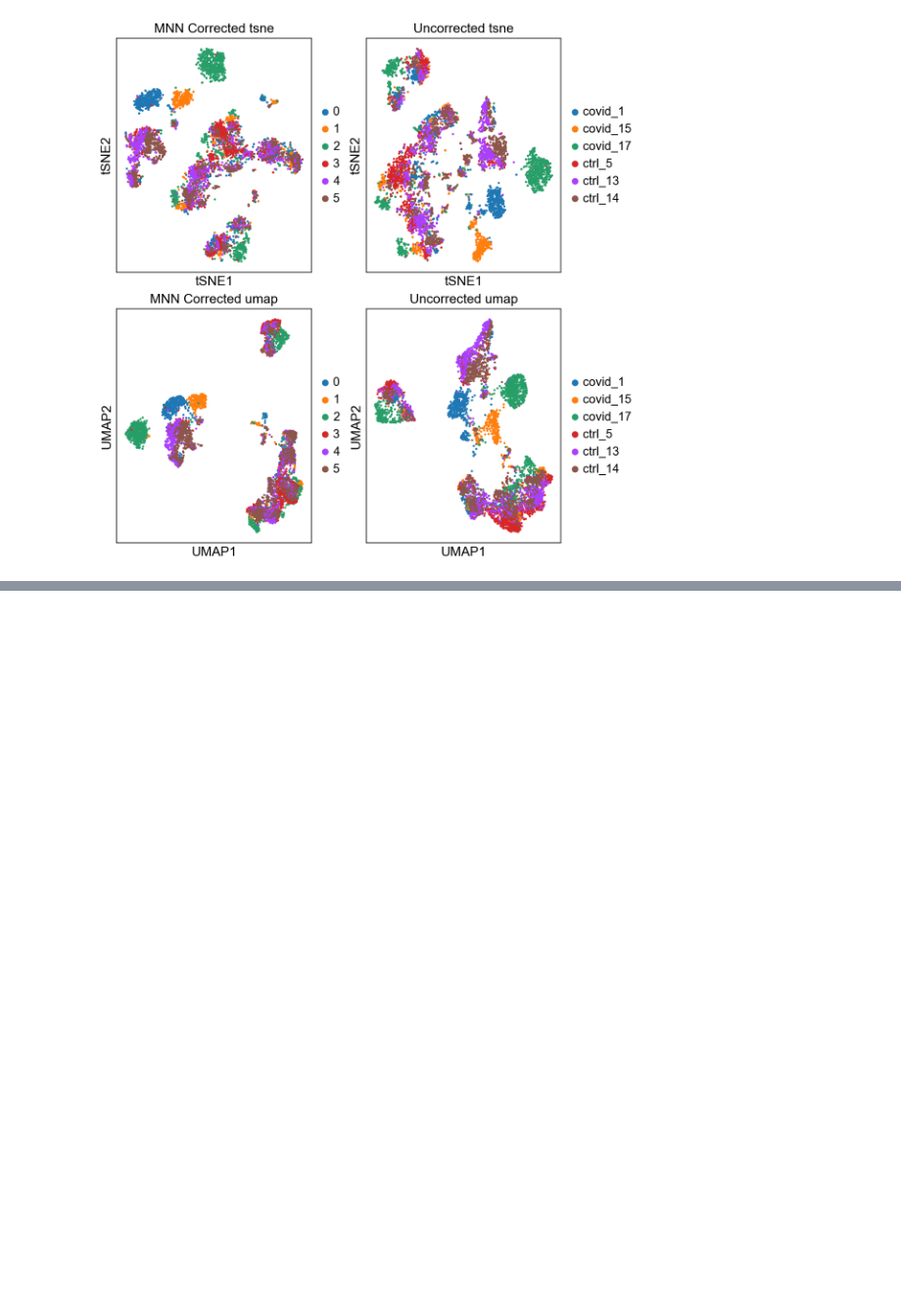
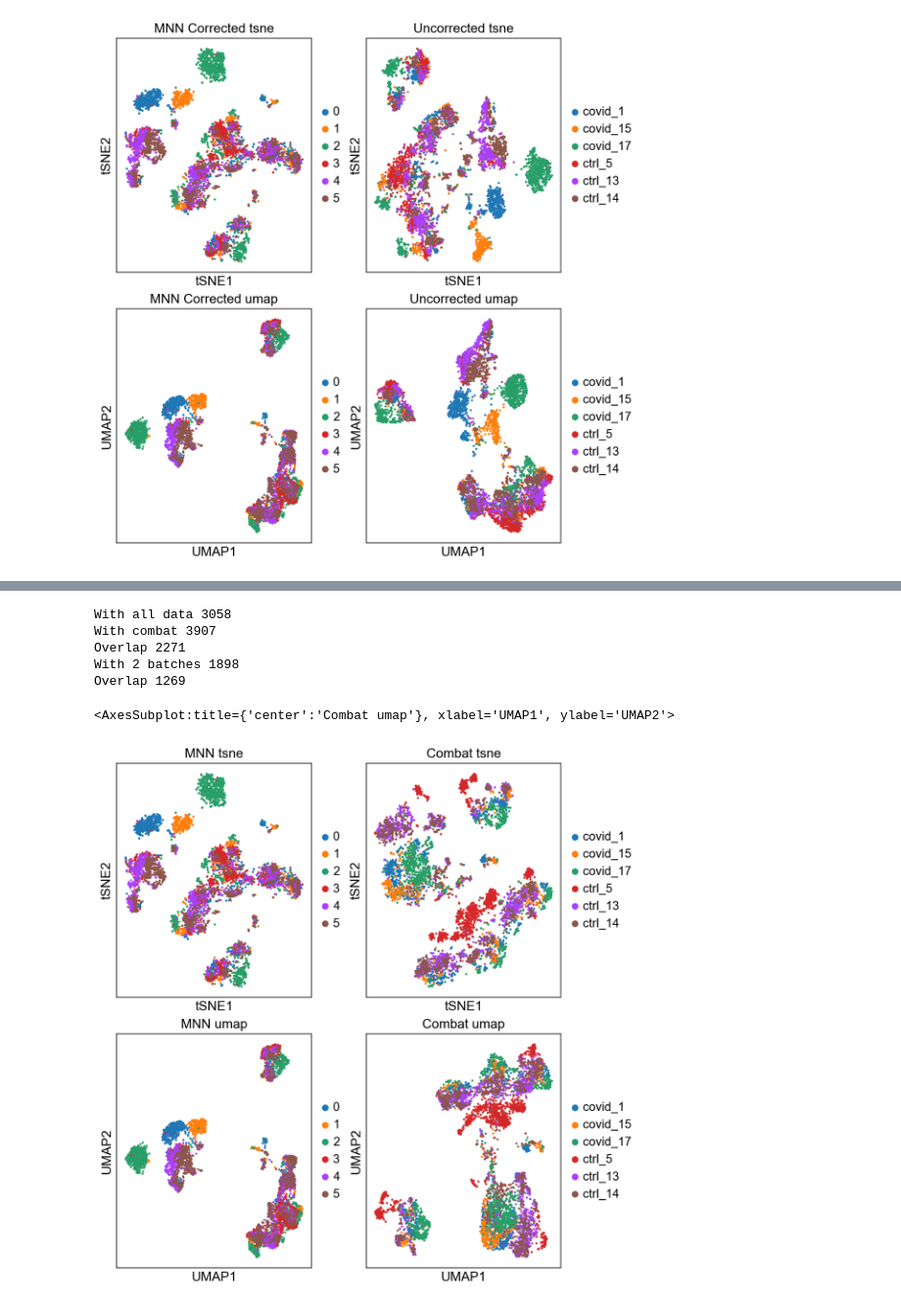
Before and after one commit to mujtababarsi/Covid-19-single-cell-analysis-Scanpy, a Jupyter notebook: Data integration.ipynb, the cells around one changed output, grey strips where cells are left out. Shown at 98% size. Cells and saved outputs as stored; diff of their text form; code cells hidden in the pictures; blank space fills up the shorter version.

```diff
--- a/Data integration.ipynb
+++ b/Data integration.ipynb
@@ -294,0 +304,24 @@ computing UMAP
+# %%
+# compare var_genes
+var_genes_combat = adata_combat.var.highly_variable
+print("With all data %d"%sum(var_genes_all))
+print("With combat %d"%sum(var_genes_combat))
+print("Overlap %d"%sum(var_genes_all & var_genes_combat))
+
+print("With 2 batches %d"%sum(var_select))
+print("Overlap %d"%sum(var_genes_combat & var_select))
+# %% [output]
+With all data 3058
+With combat 3907
+Overlap 2271
+With 2 batches 1898
+Overlap 1269
+# %%
+fig, axs = plt.subplots(2, 2, figsize=(8,8),constrained_layout=True)
+sc.pl.tsne(corr_data, color="sample", title="MNN tsne", ax=axs[0,0], show=False)
+sc.pl.tsne(adata_combat, color="sample", title="Combat tsne", ax=axs[0,1], show=False)
+sc.pl.umap(corr_data, color="sample", title="MNN umap", ax=axs[1,0], show=False)
+sc.pl.umap(adata_combat, color="sample", title="Combat umap", ax=axs[1,1], show=False)
+# %% [output]
+<AxesSubplot:title={'center':'Combat umap'}, xlabel='UMAP1', ylabel='UMAP2'>
+[figure, added]
```
Also changed, not shown: parts of 15 cells of this notebook.
